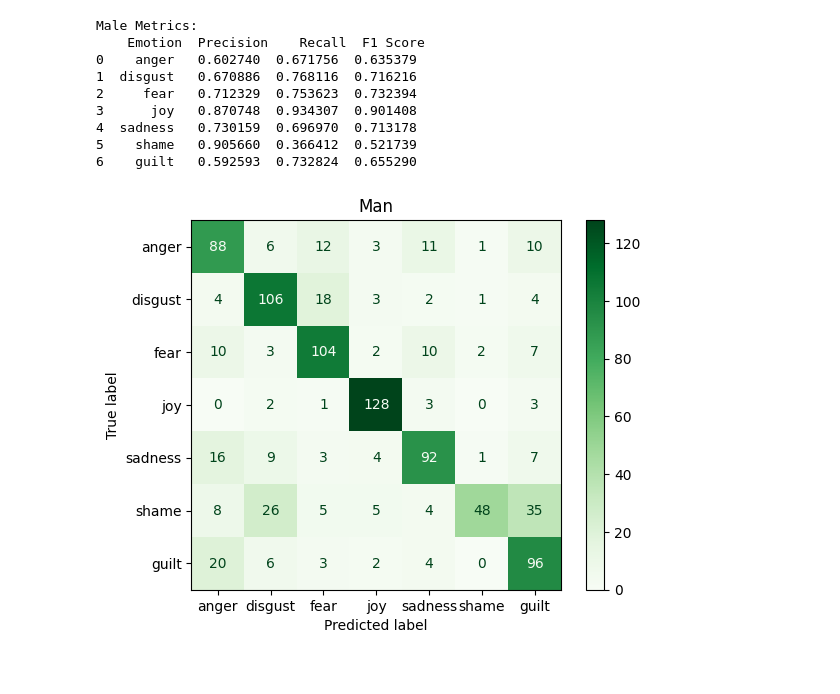
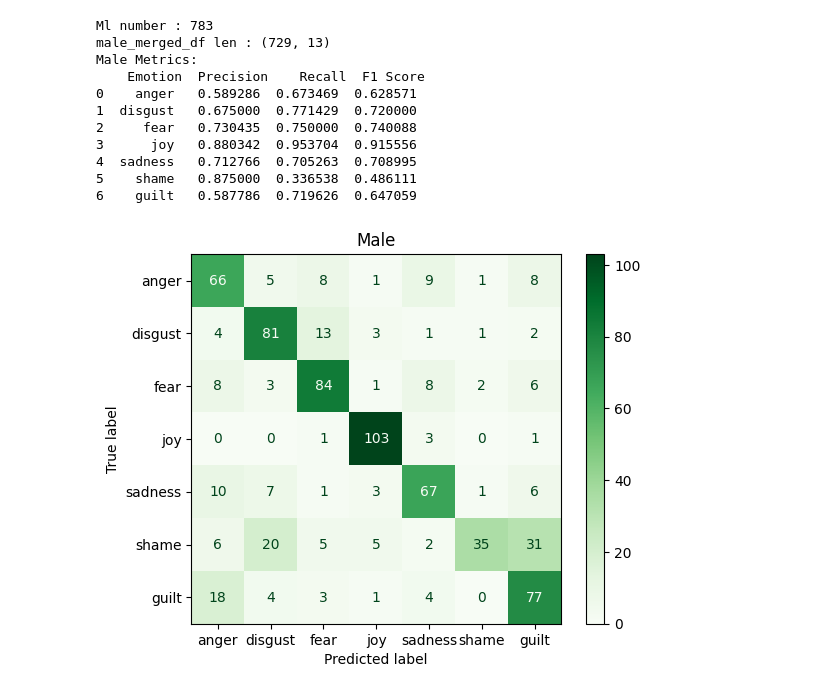
Before and after one commit to lionisakis/ATCS, a Jupyter notebook: modules/recall_precision.ipynb, the cells around one changed output. Drawn from its saved outputs; the diff is of its cells as text; code cells hidden in the pictures.

```diff
--- a/modules/recall_precision.ipynb
+++ b/modules/recall_precision.ipynb
@@ -6,10 +6,12 @@ import matplotlib.pyplot as plt
 import os
 import numpy as np
 # %%
-def load_merge_data(gold_dir, gold_file, output_dir, output_file, valid_emotions):
+def load_merge_data(gold_dir, gold_file, output_dir, output_file, valid_emotions, gender_target):
 
     gold_labels_df = pd.read_csv(os.path.join(gold_dir, gold_file), sep='\t')
     gold_labels_df = gold_labels_df[gold_labels_df['Prior_Emotion'].str.lower().isin(valid_emotions)]
+    print(f'{gender_target} number : {gold_labels_df[gold_labels_df["Gender"] == gender_target].shape[0]}')
+    gold_labels_df = gold_labels_df[gold_labels_df['Gender'] == gender_target]
     gold_labels_df['Prior_Emotion'] = gold_labels_df['Prior_Emotion'].str.lower()
 
     with open(os.path.join(output_dir, output_file)) as file:
@@ -96,23 +98,26 @@ os.makedirs(save_dir, exist_ok=True)
 
 valid_emotions = ["anger", "disgust", "fear", "joy", "sadness", "shame", "guilt"]
 # %%
-male_merged_df = load_merge_data(gold_dir, gold_file, output_dir, output_male, valid_emotions)
+male_merged_df = load_merge_data(gold_dir, gold_file, output_dir, output_male, valid_emotions, gender_target='Ml')
+print(f"male_merged_df len : {male_merged_df.shape}")
 male_metrics = calculate_metrics(male_merged_df, valid_emotions)
 print("Male Metrics:\n", male_metrics)
 # %% [output]
+Ml number : 783
+male_merged_df len : (729, 13)
 Male Metrics:
     Emotion  Precision    Recall  F1 Score
-0    anger   0.602740  0.671756  0.635379
-1  disgust   0.670886  0.768116  0.716216
-2     fear   0.712329  0.753623  0.732394
-3      joy   0.870748  0.934307  0.901408
-4  sadness   0.730159  0.696970  0.713178
-5    shame   0.905660  0.366412  0.521739
-6    guilt   0.592593  0.732824  0.655290
+0    anger   0.589286  0.673469  0.628571
+1  disgust   0.675000  0.771429  0.720000
+2     fear   0.730435  0.750000  0.740088
+3      joy   0.880342  0.953704  0.915556
+4  sadness   0.712766  0.705263  0.708995
+5    shame   0.875000  0.336538  0.486111
+6    guilt   0.587786  0.719626  0.647059
 # %%
-plot_confusion_matrix(male_merged_df, valid_emotions, 'Man', output_dir, plt.cm.Greens)
+plot_confusion_matrix(male_merged_df, valid_emotions, 'Male', save_dir, plt.cm.Greens)
 # %% [output]
-[figure, old version]
+[figure, new version]
 # %%
 plot_spider_graph(male_metrics, output_male, output_dir)
 # %% [output]
```
Also changed, not shown: parts of 5 cells of this notebook, 4 other files.
